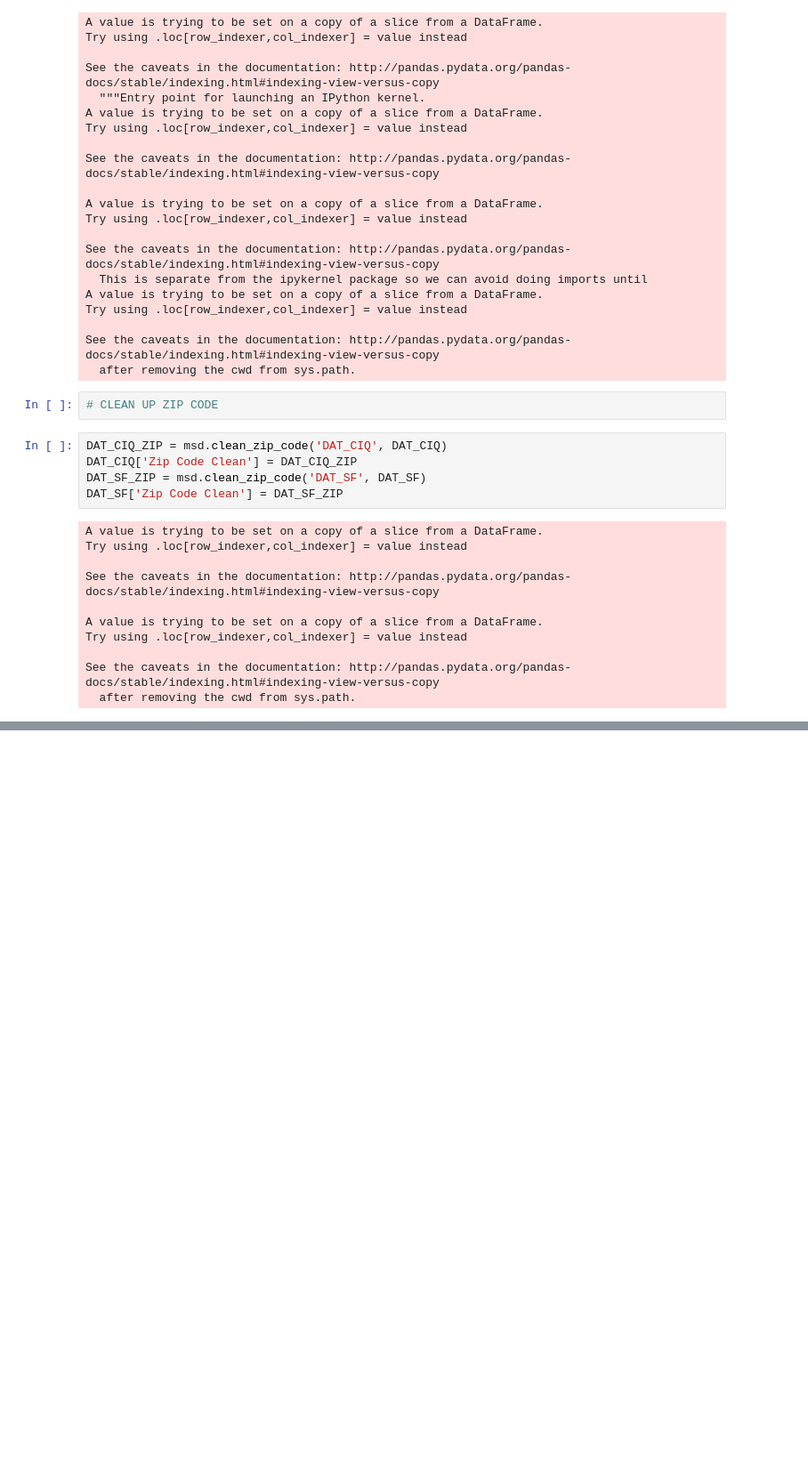
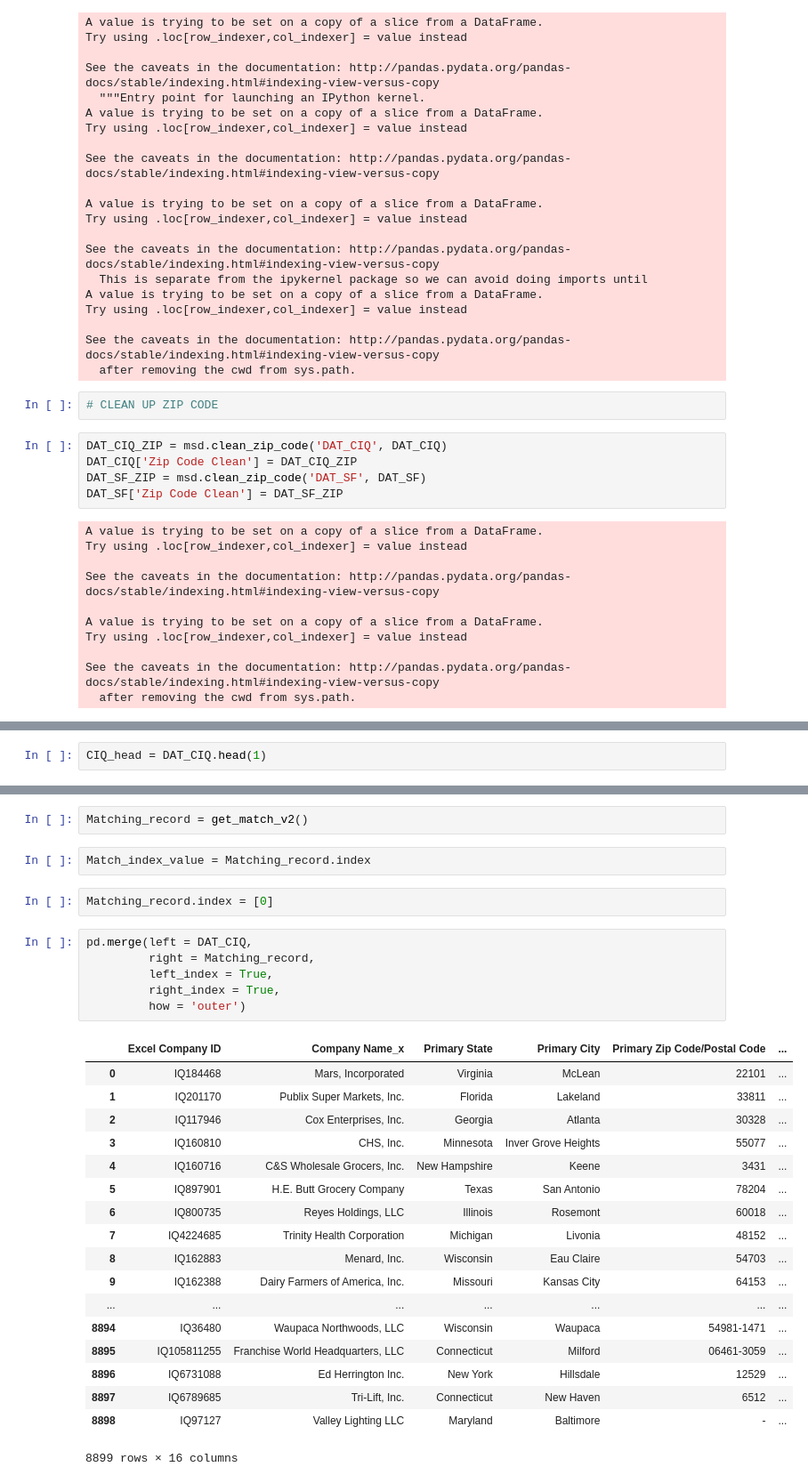
Before and after one commit to ccirelli2/Data-Merge-Project, a Jupyter notebook: Database Merge.ipynb, the cells around one changed output, grey strips where cells are left out. Shown: that part at 89% size. Saved outputs shown, nothing was run; the diff lists cells and outputs as text; blank space fills up the shorter version.

```diff
--- a/Database Merge.ipynb
+++ b/Database Merge.ipynb
@@ -244,0 +150,2 @@ DAT_SF_match = msd.get_match(DAT_CIQ, DAT_SF)
+# %%
+CIQ_head = DAT_CIQ.head(1)
@@ -244,0 +195,31 @@ DAT_SF_match = msd.get_match(DAT_CIQ, DAT_SF)
+# %%
+Matching_record = get_match_v2()
+# %%
+Match_index_value = Matching_record.index
+# %%
+Matching_record.index = [0]
+# %%
+pd.merge(left = DAT_CIQ,
+         right = Matching_record,
+         left_index = True,
+         right_index = True,
+         how = 'outer')
+# %% [output]
+|  | Excel Company ID | Company Name_x | Primary State | Primary City | Primary Zip Code/Postal Code | ... |
+| 0 | IQ184468 | Mars, Incorporated | Virginia | McLean | 22101 | ... |
+| 1 | IQ201170 | Publix Super Markets, Inc. | Florida | Lakeland | 33811 | ... |
+| 2 | IQ117946 | Cox Enterprises, Inc. | Georgia | Atlanta | 30328 | ... |
+| 3 | IQ160810 | CHS, Inc. | Minnesota | Inver Grove Heights | 55077 | ... |
+| 4 | IQ160716 | C&S Wholesale Grocers, Inc. | New Hampshire | Keene | 3431 | ... |
+| 5 | IQ897901 | H.E. Butt Grocery Company | Texas | San Antonio | 78204 | ... |
+| 6 | IQ800735 | Reyes Holdings, LLC | Illinois | Rosemont | 60018 | ... |
+| 7 | IQ4224685 | Trinity Health Corporation | Michigan | Livonia | 48152 | ... |
+| 8 | IQ162883 | Menard, Inc. | Wisconsin | Eau Claire | 54703 | ... |
+| 9 | IQ162388 | Dairy Farmers of America, Inc. | Missouri | Kansas City | 64153 | ... |
+| ... | ... | ... | ... | ... | ... | ... |
+| 8894 | IQ36480 | Waupaca Northwoods, LLC | Wisconsin | Waupaca | 54981-1471 | ... |
+| 8895 | IQ105811255 | Franchise World Headquarters, LLC | Connecticut | Milford | 06461-3059 | ... |
+| 8896 | IQ6731088 | Ed Herrington Inc. | New York | Hillsdale | 12529 | ... |
+| 8897 | IQ6789685 | Tri-Lift, Inc. | Connecticut | New Haven | 6512 | ... |
+| 8898 | IQ97127 | Valley Lighting LLC | Maryland | Baltimore | - | ... |
+8899 rows × 16 columns
```
Also changed, not shown: parts of 11 cells of this notebook, 1 other file.
